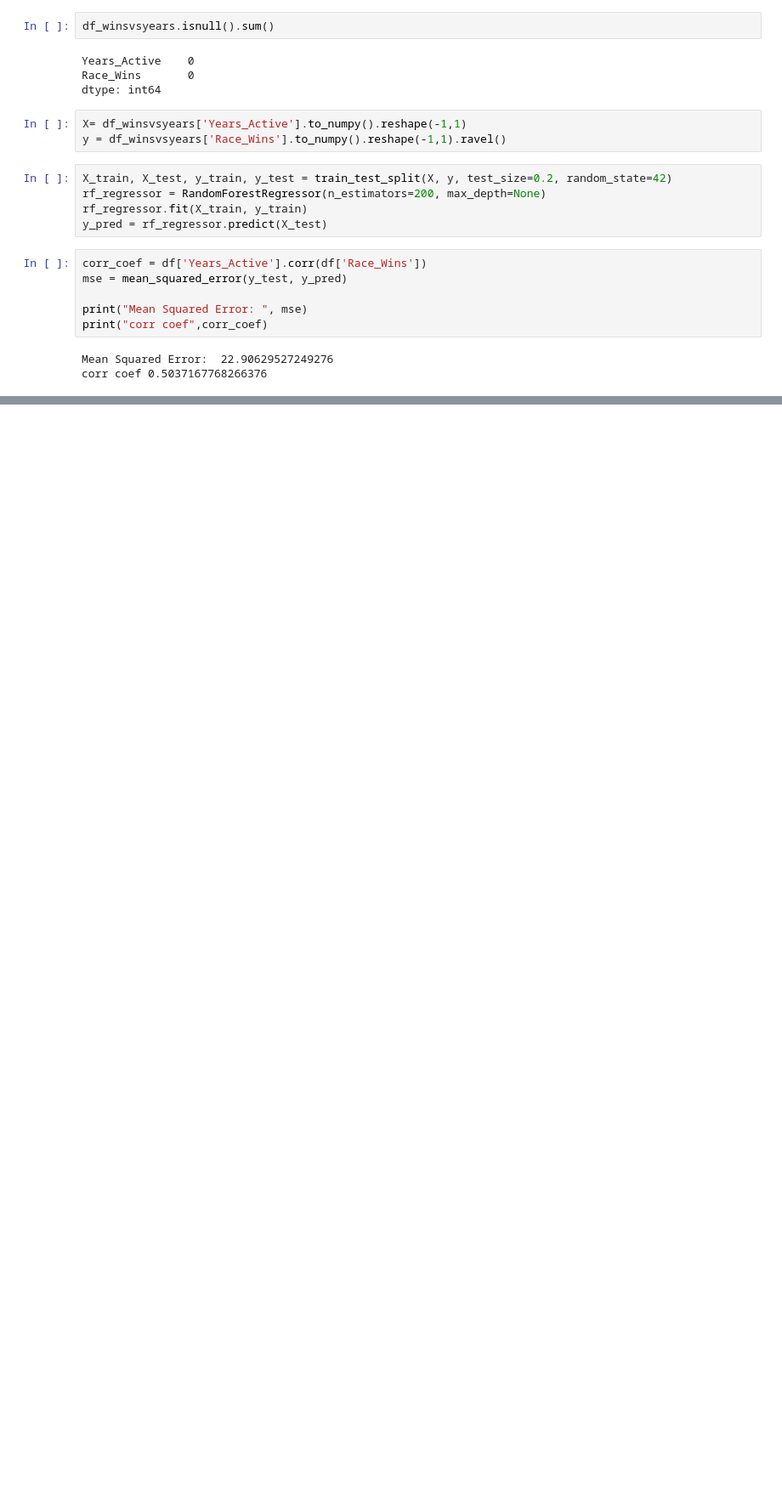
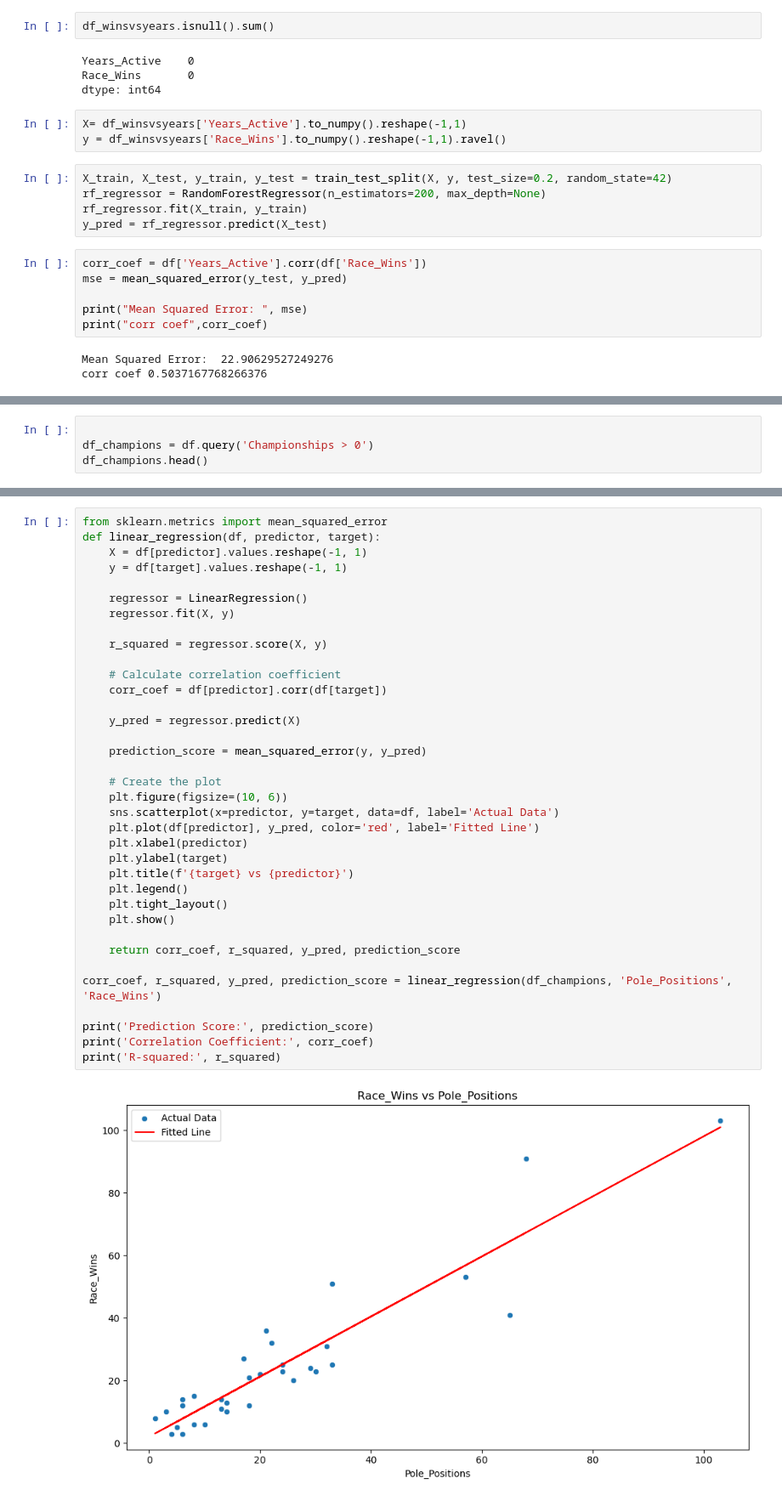
Before and after one commit to p4rz1v4l26/F1-Analysis, a Jupyter notebook: index.ipynb, the cells around one changed output, grey strips where cells are left out. Shown: that part at 85% size. Drawn from its saved outputs; the diff is of its cells as text; blank space fills up the shorter version.

```diff
--- a/index.ipynb
+++ b/index.ipynb
@@ -123,0 +128,4 @@ corr coef 0.5037167768266376
+# %%
+
+df_champions = df.query('Championships > 0')
+df_champions.head()
@@ -123,0 +160,38 @@ corr coef 0.5037167768266376
+# %%
+from sklearn.metrics import mean_squared_error
+def linear_regression(df, predictor, target):
+    X = df[predictor].values.reshape(-1, 1)
+    y = df[target].values.reshape(-1, 1)
+
+    regressor = LinearRegression()
+    regressor.fit(X, y)
+
+    r_squared = regressor.score(X, y)
+
+    # Calculate correlation coefficient
+    corr_coef = df[predictor].corr(df[target])
+
+    y_pred = regressor.predict(X)
+
+    prediction_score = mean_squared_error(y, y_pred)
+
+    # Create the plot
+    plt.figure(figsize=(10, 6))
+    sns.scatterplot(x=predictor, y=target, data=df, label='Actual Data')
+    plt.plot(df[predictor], y_pred, color='red', label='Fitted Line')
+    plt.xlabel(predictor)
+    plt.ylabel(target)
+    plt.title(f'{target} vs {predictor}')
+    plt.legend()
+    plt.tight_layout()
+    plt.show()
+
+    return corr_coef, r_squared, y_pred, prediction_score
+
+corr_coef, r_squared, y_pred, prediction_score = linear_regression(df_champions, 'Pole_Positions', 'Race_Wins')
+
+print('Prediction Score:', prediction_score)
+print('Correlation Coefficient:', corr_coef)
+print('R-squared:', r_squared)
+# %% [output]
+[figure, added]
```
Also changed, not shown: parts of 7 cells of this notebook, 1 other file.
